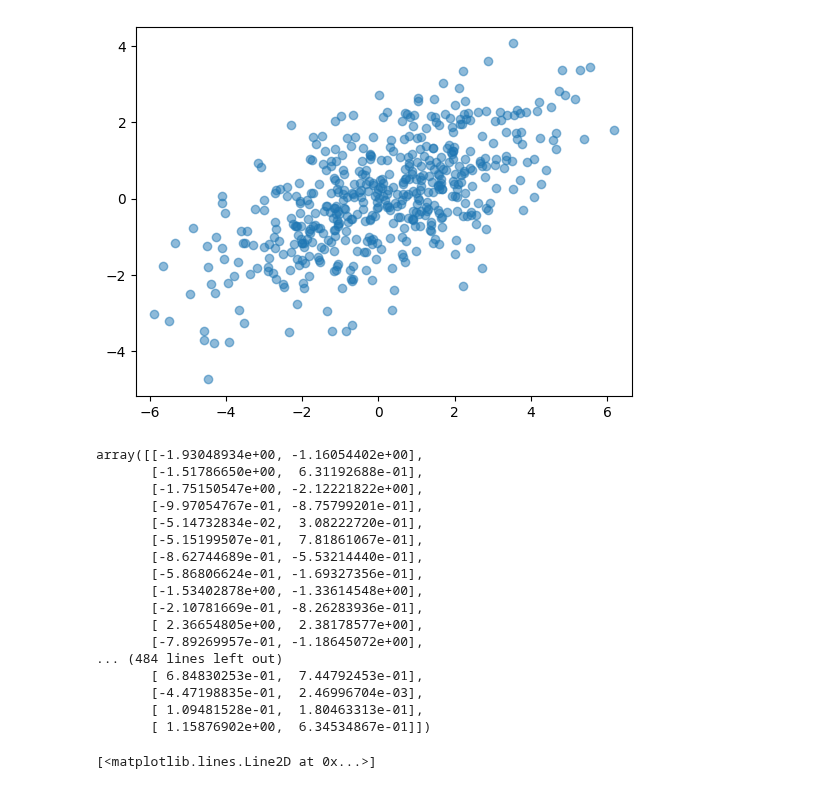
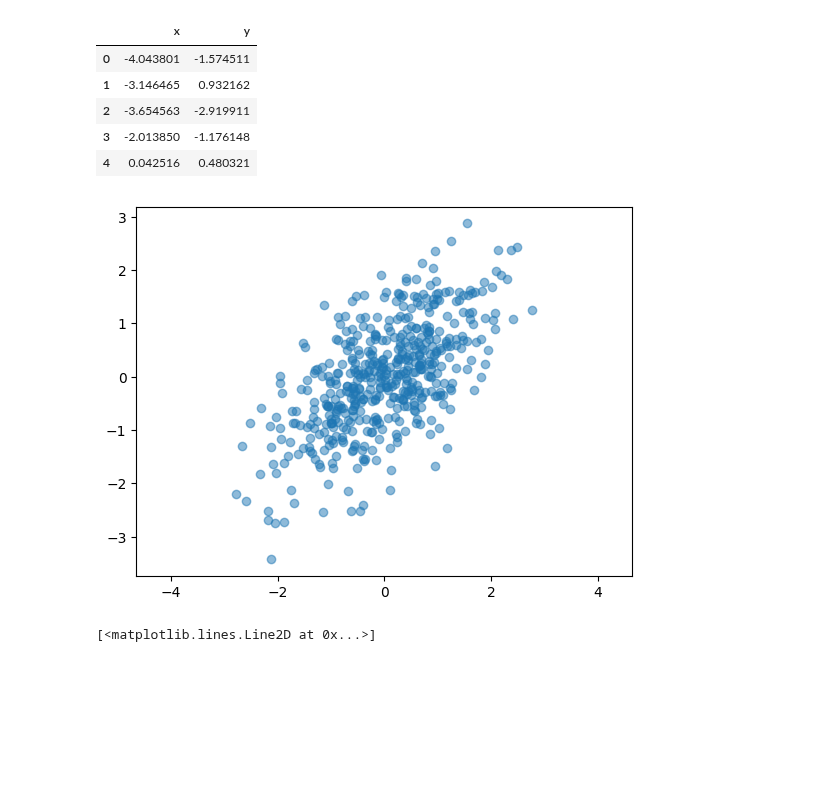
Before and after one commit to vincenzorrei/EDU-PCA, a Jupyter notebook: main.ipynb, the cells around one changed output. Saved outputs shown, nothing was run; the diff lists cells and outputs as text; code cells hidden in the pictures; blank space fills up the shorter version.

```diff
--- a/main.ipynb
+++ b/main.ipynb
@@ -8,30 +8,11 @@ import seaborn as sns
 np.random.seed(0)
 data = np.random.multivariate_normal([0, 0], [[5, 2], [2, 2]], size=500)
 data = pd.DataFrame(data, columns=['x', 'y'])
-
-# plot the data
-plt.scatter(data['x'], data['y'], alpha=0.5)
-plt.axis('equal')
-plt.show()
+data.head()
 # %% [output]
-[figure, removed]
+|  | x | y |
+| 0 | -4.043801 | -1.574511 |
+| 1 | -3.146465 | 0.932162 |
+| 2 | -3.654563 | -2.919911 |
+| 3 | -2.013850 | -1.176148 |
+| 4 | 0.042516 | 0.480321 |
-# %%
-data_standardized
-# %% [output]
-array([[-1.93048934e+00, -1.16054402e+00],
-       [-1.51786650e+00,  6.31192688e-01],
-       [-1.75150547e+00, -2.12221822e+00],
-       [-9.97054767e-01, -8.75799201e-01],
-       [-5.14732834e-02,  3.08222720e-01],
-       [-5.15199507e-01,  7.81861067e-01],
-       [-8.62744689e-01, -5.53214440e-01],
-       [-5.86806624e-01, -1.69327356e-01],
-       [-1.53402878e+00, -1.33614548e+00],
-       [-2.10781669e-01, -8.26283936e-01],
-       [ 2.36654805e+00,  2.38178577e+00],
-       [-7.89269957e-01, -1.18645072e+00],
-... (484 lines left out)
-       [ 6.84830253e-01,  7.44792453e-01],
-       [-4.47198835e-01,  2.46996704e-03],
-       [ 1.09481528e-01,  1.80463313e-01],
-       [ 1.15876902e+00,  6.34534867e-01]])
@@ -38,3 +24,13 @@ array([[-1.93048934e+00, -1.16054402e+00],
+# %%
+from sklearn.preprocessing import StandardScaler
+scaler = StandardScaler()
+data_standardized = scaler.fit_transform(data)
+
+plt.scatter(data_standardized[:,0], data_standardized[:,1], alpha=0.5)
+plt.axis('equal')
+plt.show()
+# %% [output]
+[figure, added]
 # %%
 # Plot first principal component
 from sklearn.decomposition import PCA
```
Also changed, not shown: parts of 4 cells of this notebook.
